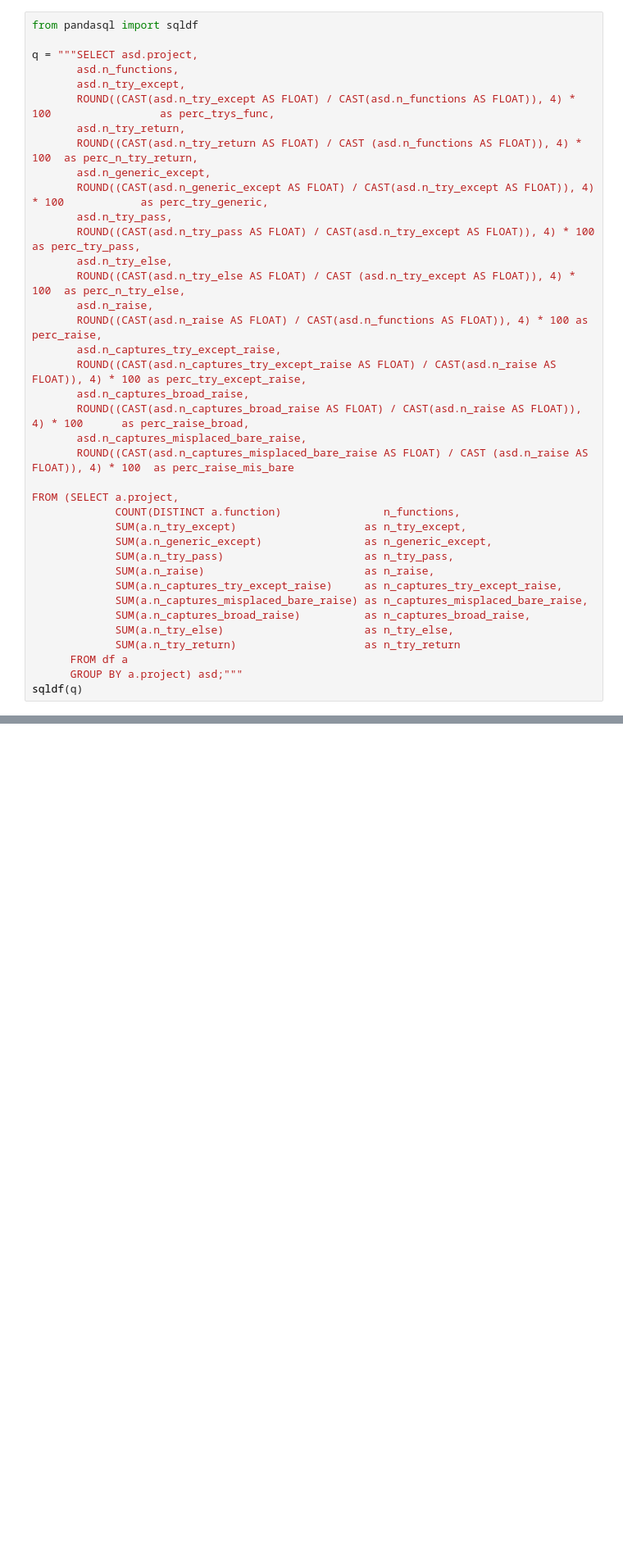
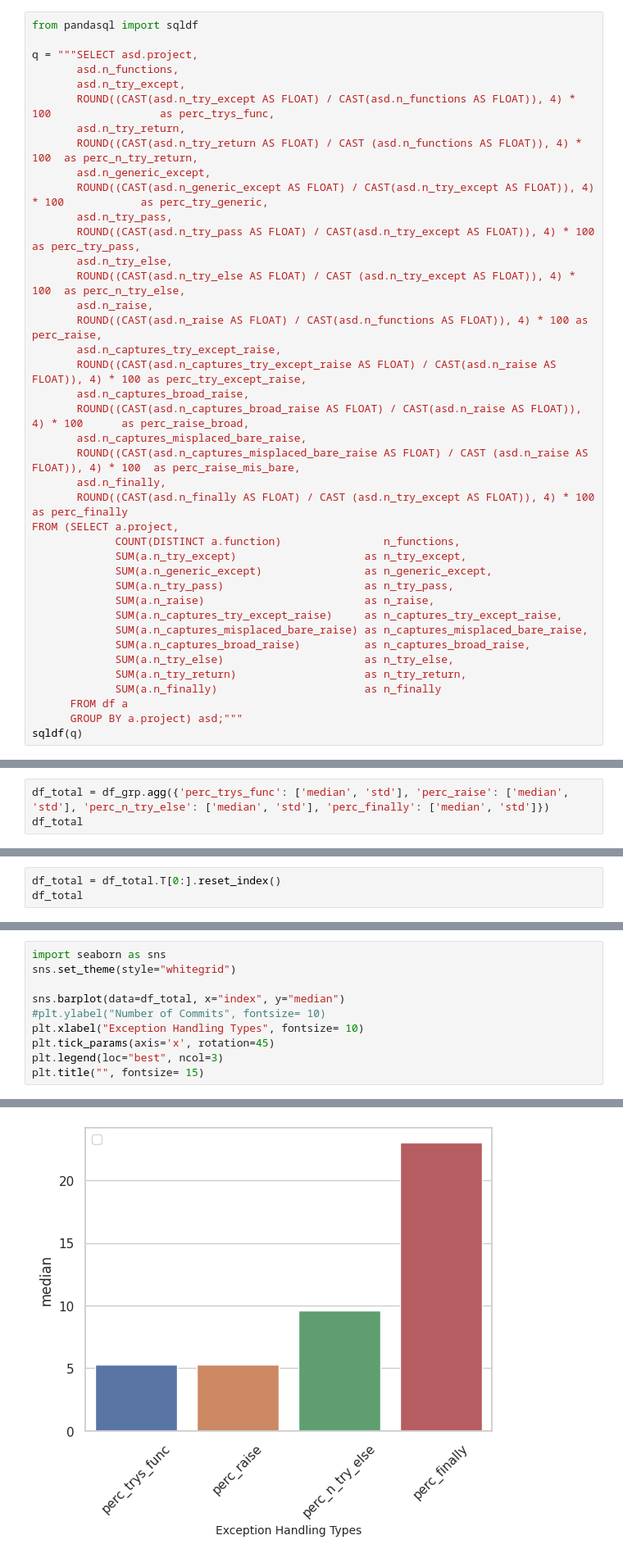
Before and after one commit to r4phael/exception-miner-multi, a Jupyter notebook: notebooks/eh_py_analysis.ipynb, the cells around one changed output, grey strips where cells are left out. Shown at 82% size. Cells and saved outputs as stored; diff of their text form; blank space fills up the shorter version.

Commit message:
Finally clause added and some viz from research questions

```diff
--- a/notebooks/eh_py_analysis.ipynb
+++ b/notebooks/eh_py_analysis.ipynb
@@ -225,8 +228,9 @@ q = """SELECT asd.project,
        asd.n_captures_broad_raise,
        ROUND((CAST(asd.n_captures_broad_raise AS FLOAT) / CAST(asd.n_raise AS FLOAT)), 4) * 100      as perc_raise_broad,
        asd.n_captures_misplaced_bare_raise,
-       ROUND((CAST(asd.n_captures_misplaced_bare_raise AS FLOAT) / CAST (asd.n_raise AS FLOAT)), 4) * 100  as perc_raise_mis_bare
-
+       ROUND((CAST(asd.n_captures_misplaced_bare_raise AS FLOAT) / CAST (asd.n_raise AS FLOAT)), 4) * 100  as perc_raise_mis_bare,
+       asd.n_finally,
+       ROUND((CAST(asd.n_finally AS FLOAT) / CAST (asd.n_try_except AS FLOAT)), 4) * 100  as perc_finally
 FROM (SELECT a.project,
              COUNT(DISTINCT a.function)                n_functions,
              SUM(a.n_try_except)                    as n_try_except,
@@ -237,7 +241,8 @@ FROM (SELECT a.project,
              SUM(a.n_captures_misplaced_bare_raise) as n_captures_misplaced_bare_raise,
              SUM(a.n_captures_broad_raise)          as n_captures_broad_raise,
              SUM(a.n_try_else)                      as n_try_else,
-             SUM(a.n_try_return)                    as n_try_return
+             SUM(a.n_try_return)                    as n_try_return,
+             SUM(a.n_finally)                       as n_finally
       FROM df a
       GROUP BY a.project) asd;"""
 sqldf(q)
@@ -284,0 +293,3 @@ plt.show()
+# %%
+df_total = df_grp.agg({'perc_trys_func': ['median', 'std'], 'perc_raise': ['median', 'std'], 'perc_n_try_else': ['median', 'std'], 'perc_finally': ['median', 'std']})
+df_total
@@ -284,0 +300,3 @@ plt.show()
+# %%
+df_total = df_total.T[0:].reset_index()
+df_total
@@ -284,0 +309,11 @@ plt.show()
+# %%
+import seaborn as sns
+sns.set_theme(style="whitegrid")
+
+sns.barplot(data=df_total, x="index", y="median")
+#plt.ylabel("Number of Commits", fontsize= 10)
+plt.xlabel("Exception Handling Types", fontsize= 10)
+plt.tick_params(axis='x', rotation=45)
+plt.legend(loc="best", ncol=3)
+plt.title("", fontsize= 15)
+# %% [output]
@@ -284,0 +322 @@ plt.show()
+[figure, added]
```
Also changed, not shown: parts of 29 cells of this notebook, 5 other files.
